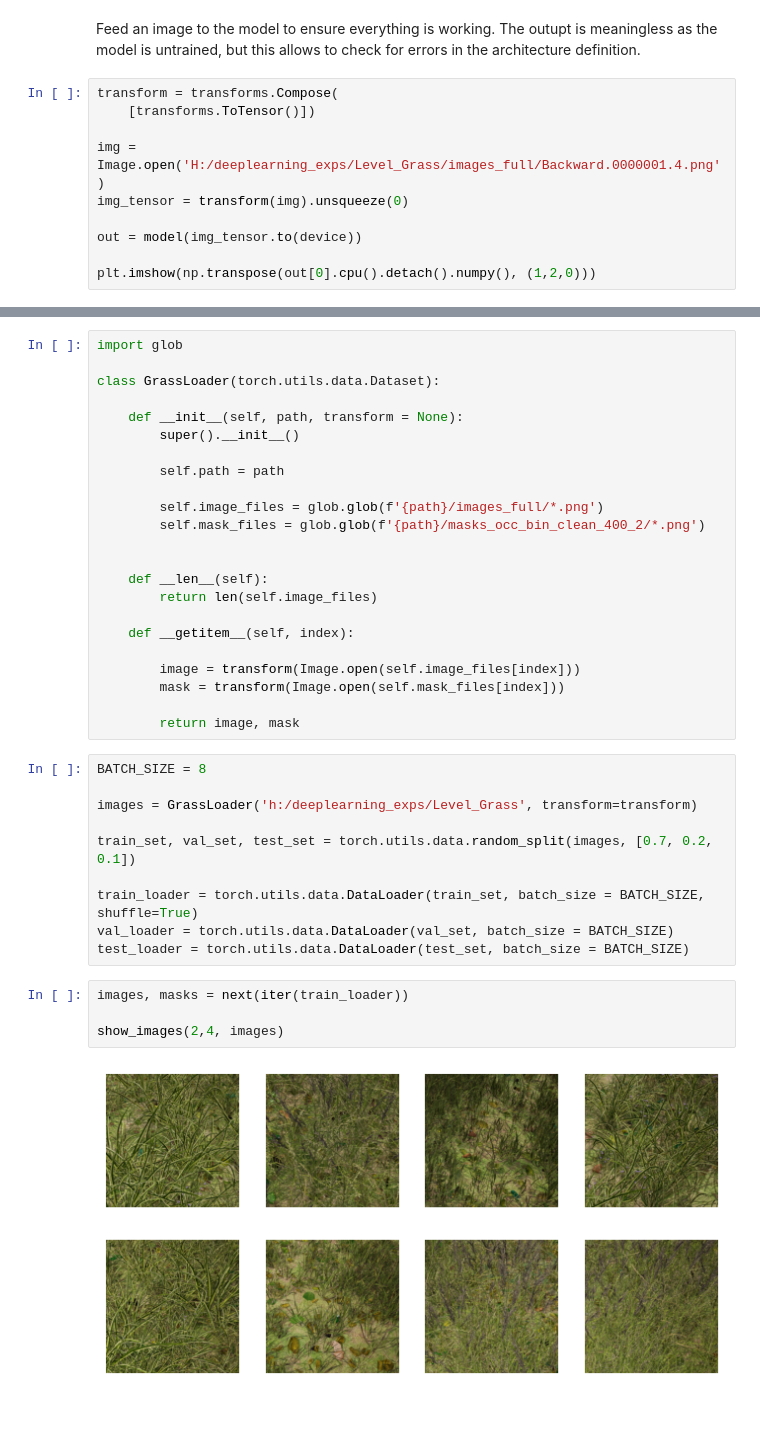
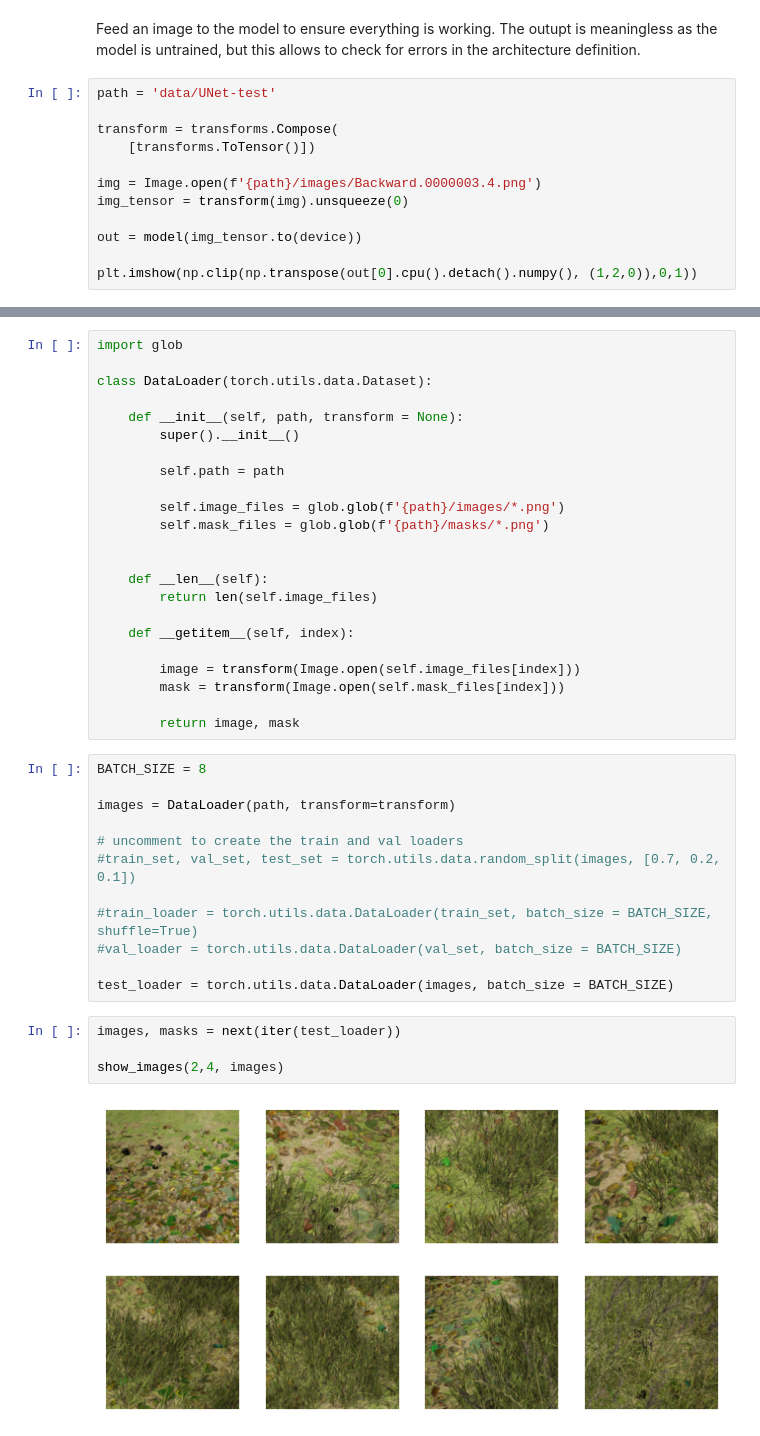
Before and after one commit to Nau3D/Deep-Learning-Course-PyTorch, a Jupyter notebook: 14-UNet-segmentation.ipynb, the cells around one changed output, grey strips where cells are left out. Cells and saved outputs as stored; diff of their text form.

Commit message:
Updated UNet notebook

```diff
--- a/14-UNet-segmentation.ipynb
+++ b/14-UNet-segmentation.ipynb
@@ -311,12 +341,14 @@ Estimated Total Size (MB): 1992.55
 # %% [markdown]
 Feed an image to the model to ensure everything is working. The outupt is meaningless as the model is untrained, but this allows to check for errors in the architecture definition.
 # %%
+path = 'data/UNet-test'
+
 transform = transforms.Compose(
     [transforms.ToTensor()])
 
-img = Image.open('H:/deeplearning_exps/Level_Grass/images_full/Backward.0000001.4.png')
+img = Image.open(f'{path}/images/Backward.0000003.4.png')
 img_tensor = transform(img).unsqueeze(0)
 
 out = model(img_tensor.to(device))
 
-plt.imshow(np.transpose(out[0].cpu().detach().numpy(), (1,2,0)))
+plt.imshow(np.clip(np.transpose(out[0].cpu().detach().numpy(), (1,2,0)),0,1))
@@ -339,15 +368,15 @@ An example of an image and its mask (the desired output):
 # %%
 import glob
 
-class GrassLoader(torch.utils.data.Dataset):
+class DataLoader(torch.utils.data.Dataset):
 
     def __init__(self, path, transform = None):
         super().__init__()
 
         self.path = path
 
-        self.image_files = glob.glob(f'{path}/images_full/*.png')
-        self.mask_files = glob.glob(f'{path}/masks_occ_bin_clean_400_2/*.png')
+        self.image_files = glob.glob(f'{path}/images/*.png')
+        self.mask_files = glob.glob(f'{path}/masks/*.png')
 
 
     def __len__(self):
@@ -362,19 +391,21 @@ class GrassLoader(torch.utils.data.Dataset):
 # %%
 BATCH_SIZE = 8
 
-images = GrassLoader('h:/deeplearning_exps/Level_Grass', transform=transform)
+images = DataLoader(path, transform=transform)
 
-train_set, val_set, test_set = torch.utils.data.random_split(images, [0.7, 0.2, 0.1])
+# uncomment to create the train and val loaders
+#train_set, val_set, test_set = torch.utils.data.random_split(images, [0.7, 0.2, 0.1])
 
-train_loader = torch.utils.data.DataLoader(train_set, batch_size = BATCH_SIZE, shuffle=True)
-val_loader = torch.utils.data.DataLoader(val_set, batch_size = BATCH_SIZE)
-test_loader = torch.utils.data.DataLoader(test_set, batch_size = BATCH_SIZE)
+#train_loader = torch.utils.data.DataLoader(train_set, batch_size = BATCH_SIZE, shuffle=True)
+#val_loader = torch.utils.data.DataLoader(val_set, batch_size = BATCH_SIZE)
+
+test_loader = torch.utils.data.DataLoader(images, batch_size = BATCH_SIZE)
 # %%
-images, masks = next(iter(train_loader))
+images, masks = next(iter(test_loader))
 
 show_images(2,4, images)
 # %% [output]
-[figure, old version]
+[figure, new version]
 <Figure size 640x480 with 0 Axes>
 # %%
 show_images(2,4, masks)
```
Also changed, not shown: parts of 15 cells of this notebook, 1 other file.
